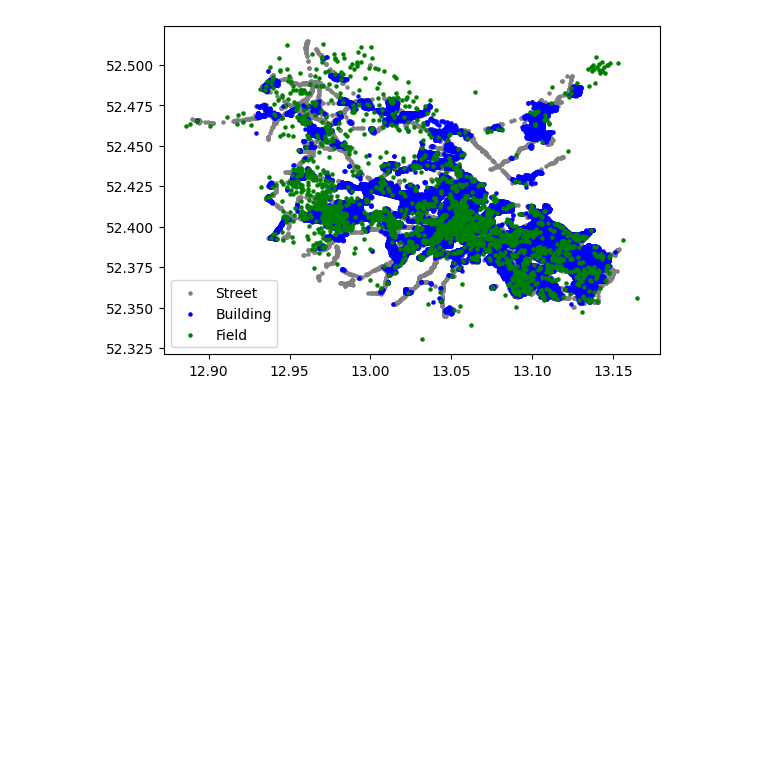
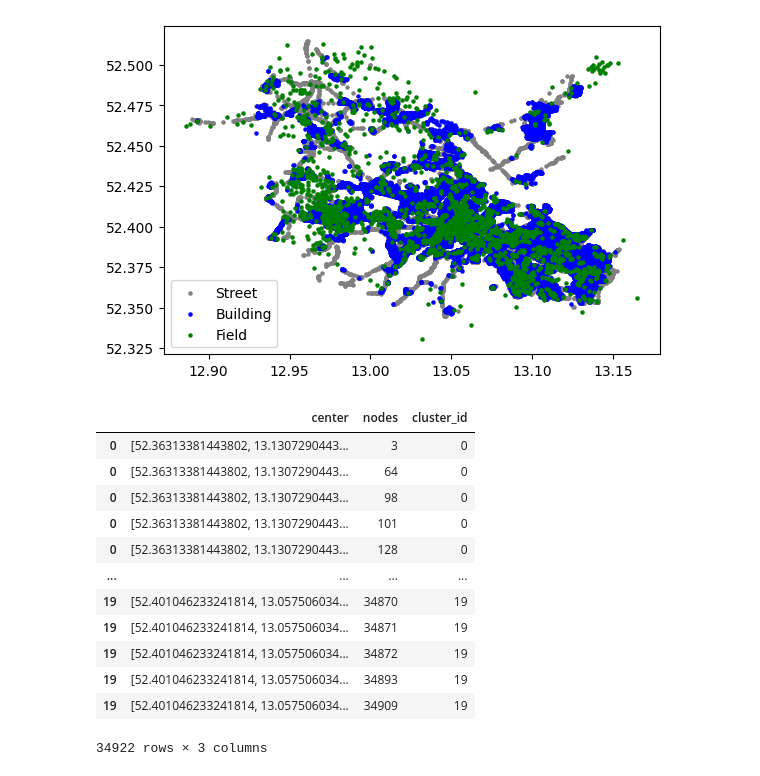
Before and after one commit to Sonaion/hackHPI2024, a Jupyter notebook: visualize_map.ipynb, the cells around one changed output. Saved outputs shown, nothing was run; the diff lists cells and outputs as text; code cells hidden in the pictures; blank space fills up the shorter version.

```diff
--- a/visualize_map.ipynb
+++ b/visualize_map.ipynb
@@ -50,3 +66,27 @@ plt.legend()
 plt.show()
 # %% [output]
 [figure]
+# %%
+clusters = json.load(open('clusters.json'))
+clusters_df = pd.DataFrame(clusters)
+# add id column
+clusters_df['cluster_id'] = clusters_df.index
+
+# Assuming buildings_df has a 'nodeId' column
+# Convert the list of nodeIds in each cluster to separate rows
+clusters_df = clusters_df.explode('nodes')
+clusters_df
+# %% [output]
+|  | center | nodes | cluster_id |
+| 0 | [52.36313381443802, 13.1307290443... | 3 | 0 |
+| 0 | [52.36313381443802, 13.1307290443... | 64 | 0 |
+| 0 | [52.36313381443802, 13.1307290443... | 98 | 0 |
+| 0 | [52.36313381443802, 13.1307290443... | 101 | 0 |
+| 0 | [52.36313381443802, 13.1307290443... | 128 | 0 |
+| ... | ... | ... | ... |
+| 19 | [52.401046233241814, 13.057506034... | 34870 | 19 |
+| 19 | [52.401046233241814, 13.057506034... | 34871 | 19 |
+| 19 | [52.401046233241814, 13.057506034... | 34872 | 19 |
+| 19 | [52.401046233241814, 13.057506034... | 34893 | 19 |
+| 19 | [52.401046233241814, 13.057506034... | 34909 | 19 |
+34922 rows × 3 columns
```
Also changed, not shown: parts of 3 cells of this notebook, 4 other files.
